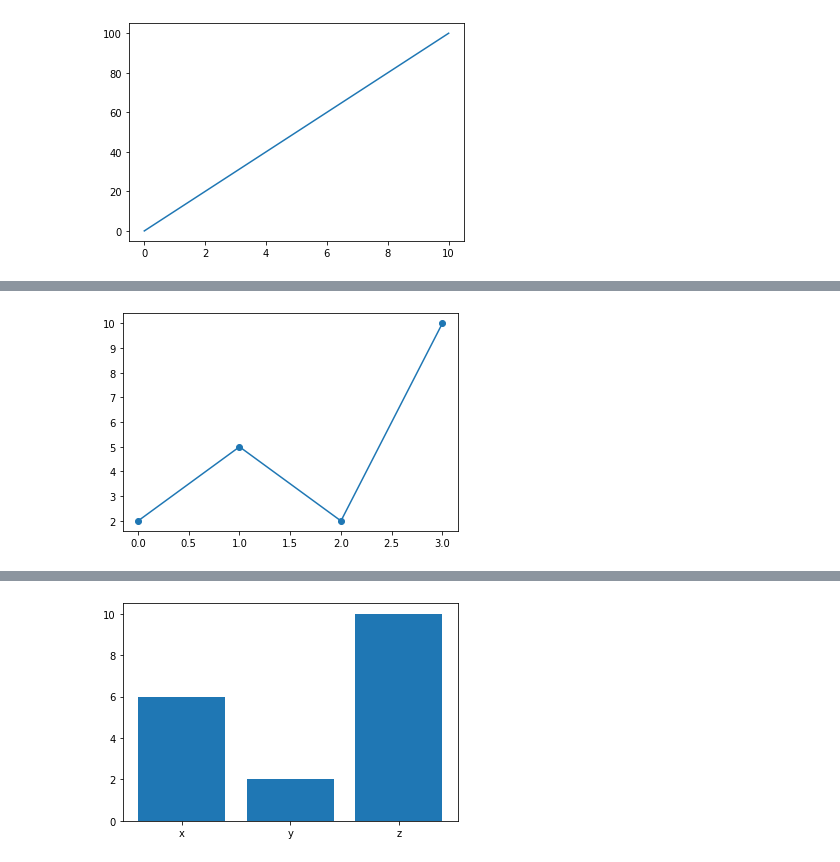
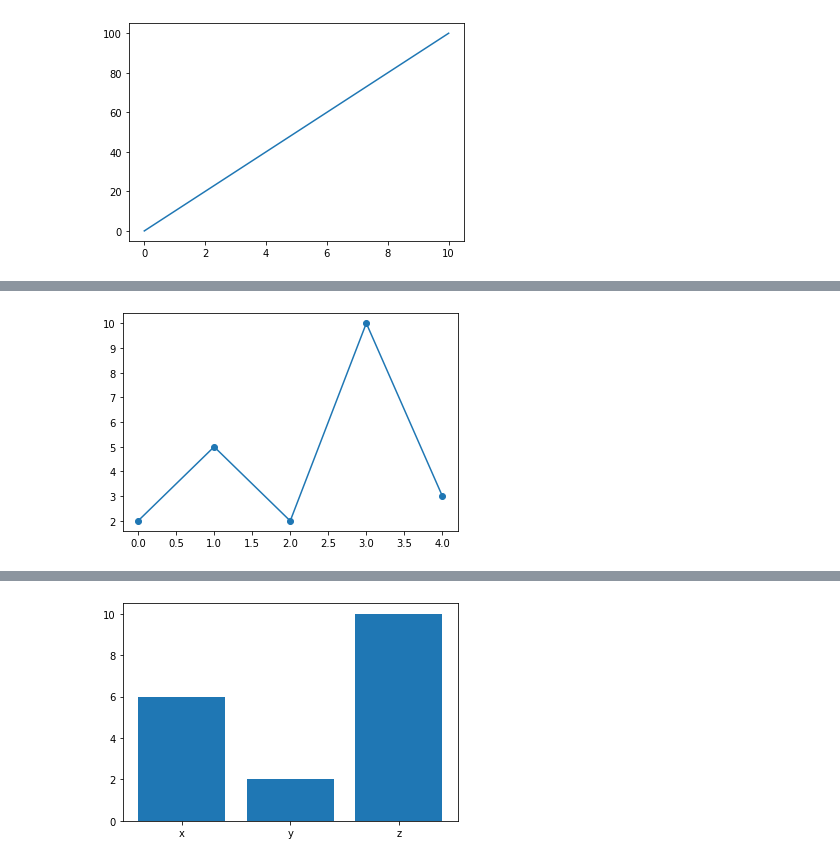
Before and after one commit to saikirsh/python, a Jupyter notebook: Matplotlib.ipynb, the cells around one changed output, grey strips where cells are left out. Drawn from its saved outputs; the diff is of its cells as text; code cells hidden in the pictures.

```diff
--- a/Matplotlib.ipynb
+++ b/Matplotlib.ipynb
@@ -21,9 +53,9 @@ plt.show()
 # %%
 ##Matplotlib Markers
 import matplotlib.pyplot as plt
 import numpy as np
-ypoints = np.array([2, 5, 2, 10])
+ypoints = np.array([2, 5, 2, 10, 3])
 plt.plot(ypoints, marker = 'o')
 plt.show()
 # %% [output]
-[figure, old version]
+[figure, new version]
```
Also changed, not shown: parts of 35 cells of this notebook.
